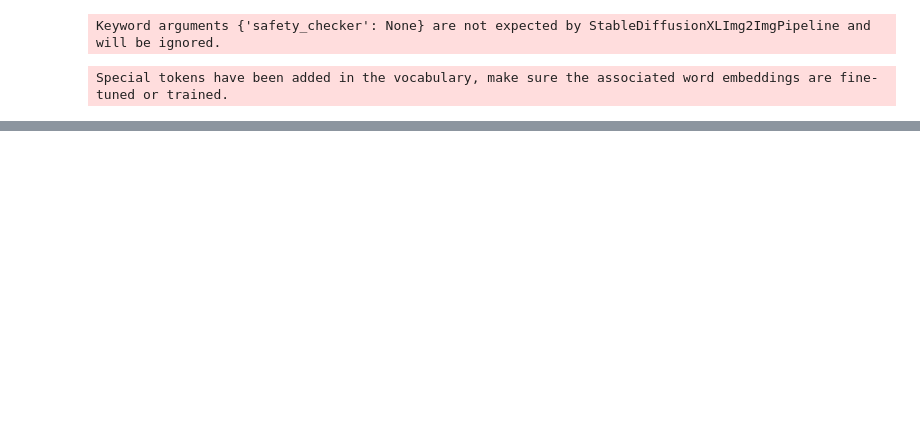
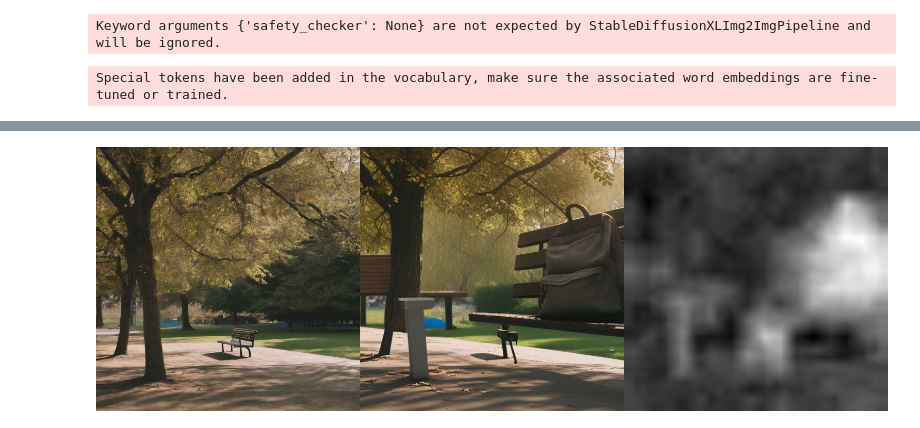
Before and after one commit to yairshp/ReNoise-Inversion, a Jupyter notebook: object_placement_pipeline_v4_refactored.ipynb, the cells around one changed output, grey strips where cells are left out. Cells and saved outputs as stored; diff of their text form; code cells hidden in the pictures; blank space fills up the shorter version.

```diff
--- a/object_placement_pipeline_v4_refactored.ipynb
+++ b/object_placement_pipeline_v4_refactored.ipynb
@@ -52,7 +52,7 @@ edit_prompts = utils.get_edit_prompts(
 )
 # %%
 inv_latents, noises = utils.invert_images(
-    config,
+    config=config,
     pipe_inversion=pipe_inversion,
     pipe_inference=pipe_inference,
     images=bg_images,
@@ -60,0 +74,20 @@ inv_latents, noises = utils.invert_images(
+# %%
+pipe_inference = utils.set_pipe_for_cross_attn_logging(pipe_inference)
+# %%
+indices = [8, 12, 18, 13, 18, 25, 34, 24, 17, 11, 16, 10]  # TODO - move to function
+# %%
+edit_images, attn_maps = utils.get_edit_images_and_attn_maps(
+    config=config,
+    pipe_inference=pipe_inference,
+    inv_latents=inv_latents,
+    noises=noises,
+    inversion_prompts=original_prompts,
+    edit_prompts=edit_prompts,
+    indices=indices,
+)
+# %%
+from diffusers.utils import make_image_grid
+
+make_image_grid([bg_images[0], edit_images[0], attn_maps[0]], 1, 3)
+# %% [output]
+[figure, added]
```
Also changed, not shown: parts of 1 cell of this notebook, 1 other file.
